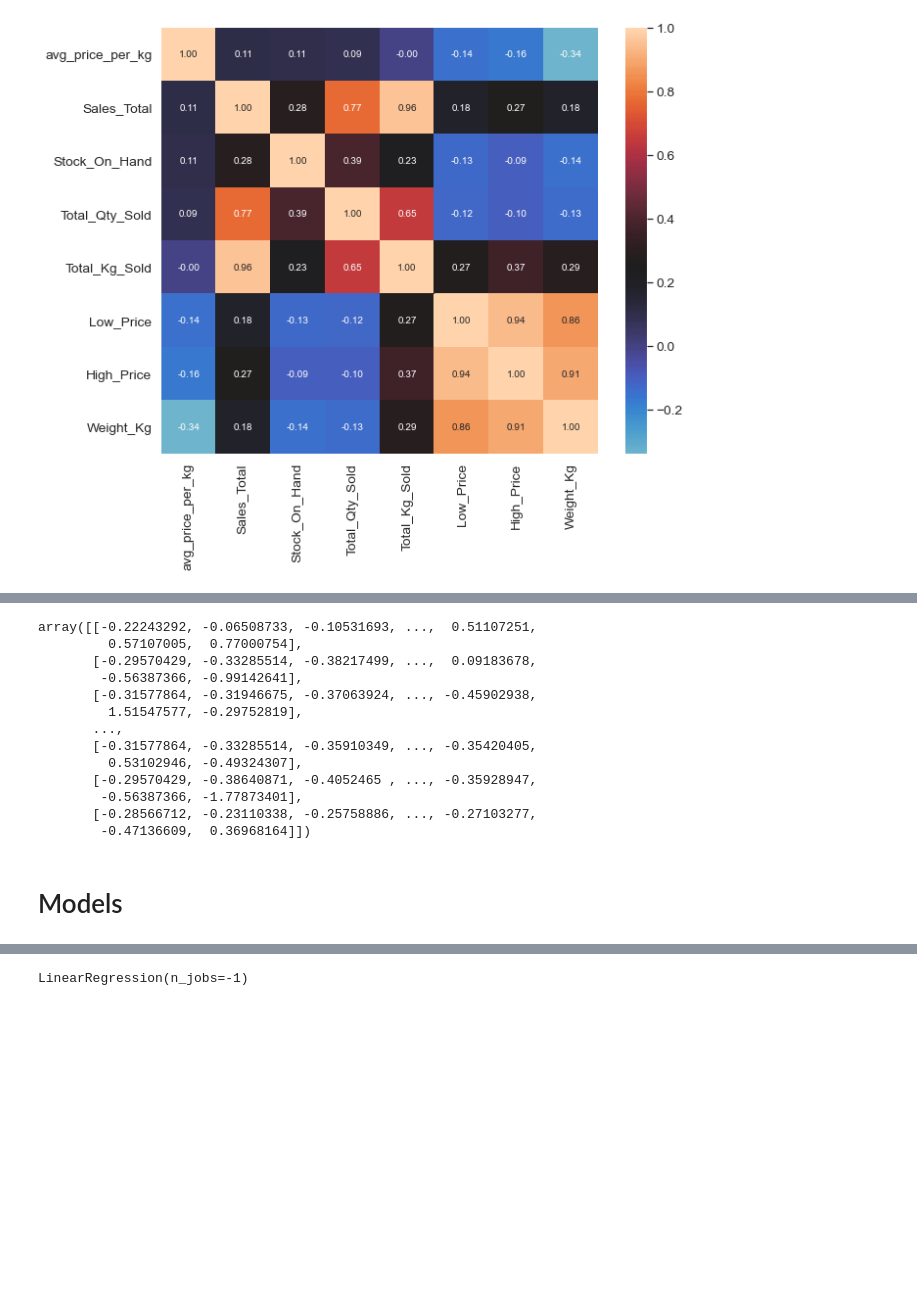
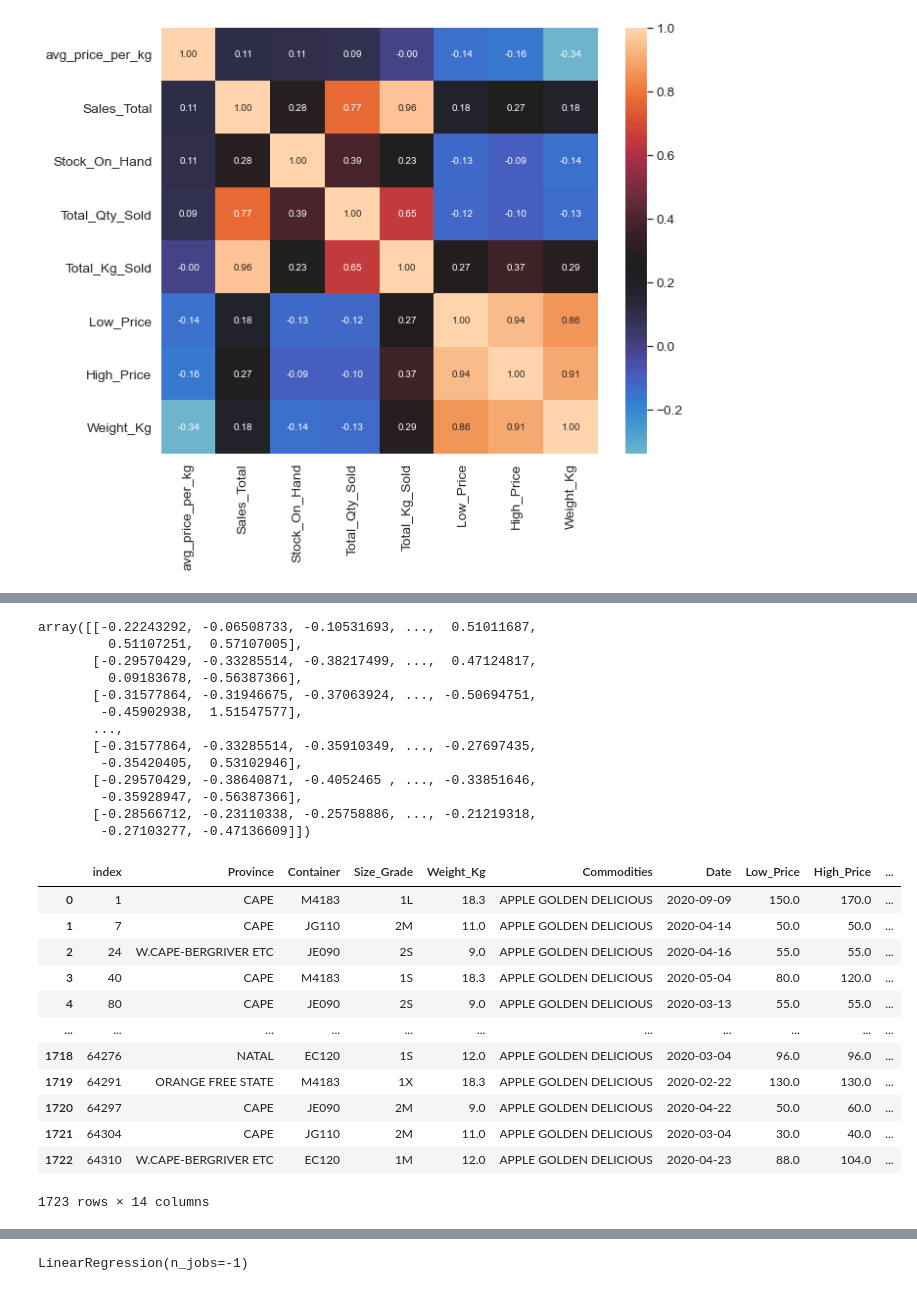
Before and after one commit to onkarabiletshele/-Regression_AM6_DSFT, a Jupyter notebook: Notebooks/EDSA-Apple-Price-Challenge.ipynb, the cells around one changed output, grey strips where cells are left out. Cells and saved outputs as stored; diff of their text form; code cells hidden in the pictures; blank space fills up the shorter version.

Commit message:
Added models

```diff
--- a/Notebooks/EDSA-Apple-Price-Challenge.ipynb
+++ b/Notebooks/EDSA-Apple-Price-Challenge.ipynb
@@ -216,18 +265,19 @@ sns.boxplot(ax=axes[1, 3], data=train, x='avg_price_per_kg')
 # %%
-z_scores = stats.zscore(train[['Weight_Kg','Low_Price','High_Price','Sales_Total','Total_Qty_Sold','Total_Kg_Sold','Stock_On_Hand', 'avg_price_per_kg']])
+# Calculating the z-score the following columns
+z_scores = stats.zscore(train[['Weight_Kg','Low_Price','High_Price','Sales_Total','Total_Qty_Sold','Total_Kg_Sold','Stock_On_Hand']])
 z_scores
 # %% [output]
-array([[-0.22243292, -0.06508733, -0.10531693, ...,  0.51107251,
-         0.57107005,  0.77000754],
-       [-0.29570429, -0.33285514, -0.38217499, ...,  0.09183678,
-        -0.56387366, -0.99142641],
-       [-0.31577864, -0.31946675, -0.37063924, ..., -0.45902938,
-         1.51547577, -0.29752819],
+array([[-0.22243292, -0.06508733, -0.10531693, ...,  0.51011687,
+         0.51107251,  0.57107005],
+       [-0.29570429, -0.33285514, -0.38217499, ...,  0.47124817,
+         0.09183678, -0.56387366],
+       [-0.31577864, -0.31946675, -0.37063924, ..., -0.50694751,
+        -0.45902938,  1.51547577],
        ...,
-       [-0.31577864, -0.33285514, -0.35910349, ..., -0.35420405,
-         0.53102946, -0.49324307],
-       [-0.29570429, -0.38640871, -0.4052465 , ..., -0.35928947,
-        -0.56387366, -1.77873401],
-       [-0.28566712, -0.23110338, -0.25758886, ..., -0.27103277,
-        -0.47136609,  0.36968164]])
+       [-0.31577864, -0.33285514, -0.35910349, ..., -0.27697435,
+        -0.35420405,  0.53102946],
+       [-0.29570429, -0.38640871, -0.4052465 , ..., -0.33851646,
+        -0.35928947, -0.56387366],
+       [-0.28566712, -0.23110338, -0.25758886, ..., -0.21219318,
+        -0.27103277, -0.47136609]])
 # %%
@@ -234,5 +285,20 @@ array([[-0.22243292, -0.06508733, -0.10531693, ...,  0.51107251,
 abs_z_scores = np.abs(z_scores)
 filtered_entries = (abs_z_scores < 3).all(axis=1)
 train = train[filtered_entries]
-# %% [markdown]
-# Models #
+# %%
+train.reset_index(inplace=True)
+train
+# %% [output]
+|  | index | Province | Container | Size_Grade | Weight_Kg | Commodities | Date | Low_Price | High_Price | ... |
+| 0 | 1 | CAPE | M4183 | 1L | 18.3 | APPLE GOLDEN DELICIOUS | 2020-09-09 | 150.0 | 170.0 | ... |
+| 1 | 7 | CAPE | JG110 | 2M | 11.0 | APPLE GOLDEN DELICIOUS | 2020-04-14 | 50.0 | 50.0 | ... |
+| 2 | 24 | W.CAPE-BERGRIVER ETC | JE090 | 2S | 9.0 | APPLE GOLDEN DELICIOUS | 2020-04-16 | 55.0 | 55.0 | ... |
+| 3 | 40 | CAPE | M4183 | 1S | 18.3 | APPLE GOLDEN DELICIOUS | 2020-05-04 | 80.0 | 120.0 | ... |
+| 4 | 80 | CAPE | JE090 | 2S | 9.0 | APPLE GOLDEN DELICIOUS | 2020-03-13 | 55.0 | 55.0 | ... |
+| ... | ... | ... | ... | ... | ... | ... | ... | ... | ... | ... |
+| 1718 | 64276 | NATAL | EC120 | 1S | 12.0 | APPLE GOLDEN DELICIOUS | 2020-03-04 | 96.0 | 96.0 | ... |
+| 1719 | 64291 | ORANGE FREE STATE | M4183 | 1X | 18.3 | APPLE GOLDEN DELICIOUS | 2020-02-22 | 130.0 | 130.0 | ... |
+| 1720 | 64297 | CAPE | JE090 | 2M | 9.0 | APPLE GOLDEN DELICIOUS | 2020-04-22 | 50.0 | 60.0 | ... |
+| 1721 | 64304 | CAPE | JG110 | 2M | 11.0 | APPLE GOLDEN DELICIOUS | 2020-03-04 | 30.0 | 40.0 | ... |
+| 1722 | 64310 | W.CAPE-BERGRIVER ETC | EC120 | 1M | 12.0 | APPLE GOLDEN DELICIOUS | 2020-04-23 | 88.0 | 104.0 | ... |
+1723 rows × 14 columns
```
Also changed, not shown: parts of 85 cells of this notebook.
